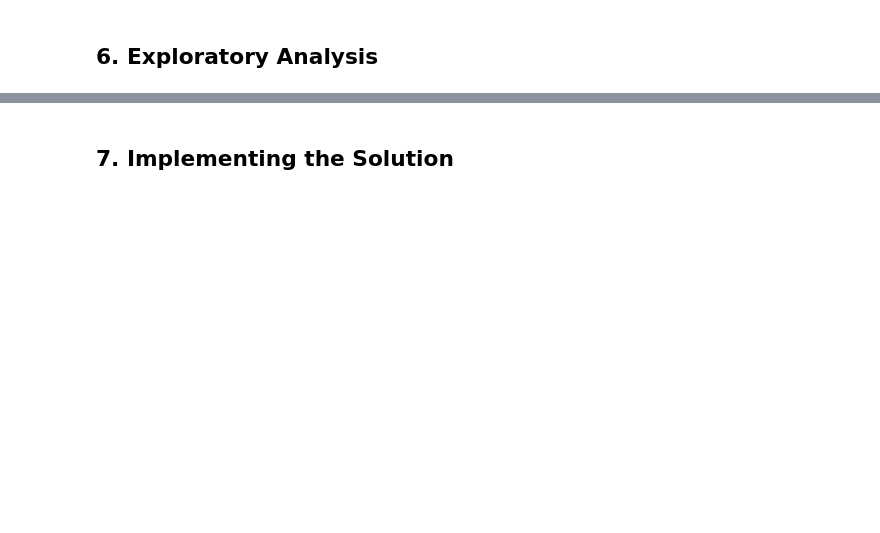
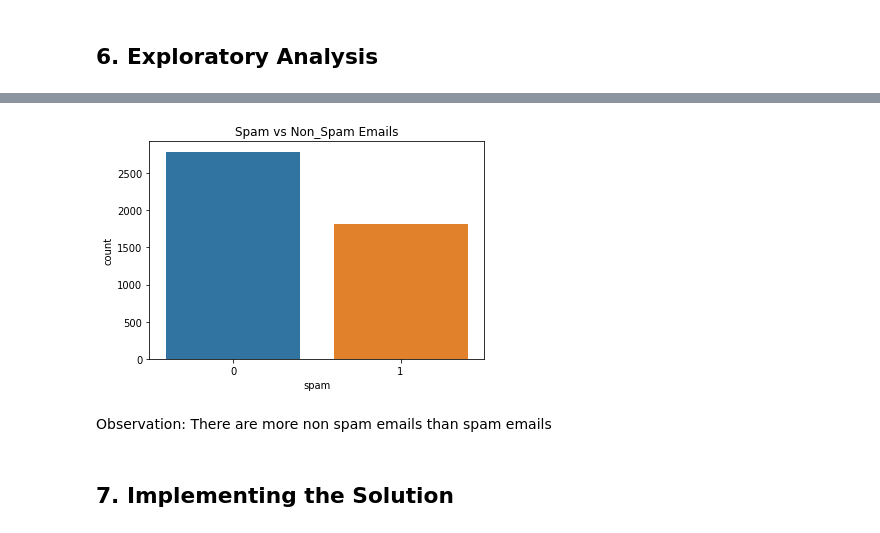
Before and after one commit to maronga/Week-9-IP, a Jupyter notebook: Spam Detection Analysis/"Moringa_Data_Science_Core_W9_Independent_Python_Project_2022_02_25_John_Maronga_Python_Notebook_Dataset_2_Naive_Bayes_Classifier".ipynb, the cells around one changed output, grey strips where cells are left out. Drawn from its saved outputs; the diff is of its cells as text; code cells hidden in the pictures; blank space fills up the shorter version.

```diff
--- a/Spam Detection Analysis/"Moringa_Data_Science_Core_W9_Independent_Python_Project_2022_02_25_John_Maronga_Python_Notebook_Dataset_2_Naive_Bayes_Classifier".ipynb
+++ b/Spam Detection Analysis/"Moringa_Data_Science_Core_W9_Independent_Python_Project_2022_02_25_John_Maronga_Python_Notebook_Dataset_2_Naive_Bayes_Classifier".ipynb
@@ -70,4 +70,5 @@ warnings.filterwarnings('ignore')
 # Dataset source = Dataset source =
 # ---
 #
-df=pd.read_csv('')
+df=pd.read_csv('/content/spambase.data')
+df
@@ -75,3 +90,19 @@ df=pd.read_csv('')
 
 
 ## 3. Checking the Data
+# %%
+#Get what every column is and impute it in the above dataset
+df.columns = ['word_freq_make', 'word_freq_address', 'word_freq_all', 'word_freq_3d', 'word_freq_our',
+'word_freq_over', 'word_freq_remove', 'word_freq_internet', 'word_freq_order', 'word_freq_mail',
+'word_freq_receive','word_freq_will','word_freq_people','word_freq_report','word_freq_addresses',
+'word_freq_free','word_freq_business','word_freq_email','word_freq_you','word_freq_credit','word_freq_your',
+'word_freq_font','word_freq_000','word_freq_money','word_freq_hp','word_freq_hpl','word_freq_george',
+'word_freq_650','word_freq_lab','word_freq_labs','word_freq_telnet','word_freq_857','word_freq_data',
+'word_freq_415','word_freq_85','word_freq_technology','word_freq_1999','word_freq_parts','word_freq_pm',
+'word_freq_direct','word_freq_cs','word_freq_meeting','word_freq_original','word_freq_project',
+'word_freq_re','word_freq_edu','word_freq_table','word_freq_conference','char_freq_;','char_freq_(',
+'char_freq_[','char_freq_exclamation','char_freq_dollar','char_freq_hashtag','capital_run_length_average',
+'capital_run_length_longest','capital_run_length_total','spam']
+
+#View the dataset
+df.head()
@@ -123,2 +220,13 @@ An example would be suppose that you're working with a dataset on the population
+# %%
+# Plotting the target variable
+# using seaborn
+
+sns.countplot(df.spam)
+plt.title('Spam vs Non_Spam Emails')
+plt.show()
+# %% [output]
+[figure, added]
+# %% [markdown]
+Observation: There are more non spam emails than spam emails
 # %% [markdown]
 ## 7. Implementing the Solution
```
Also changed, not shown: parts of 43 cells of this notebook.
